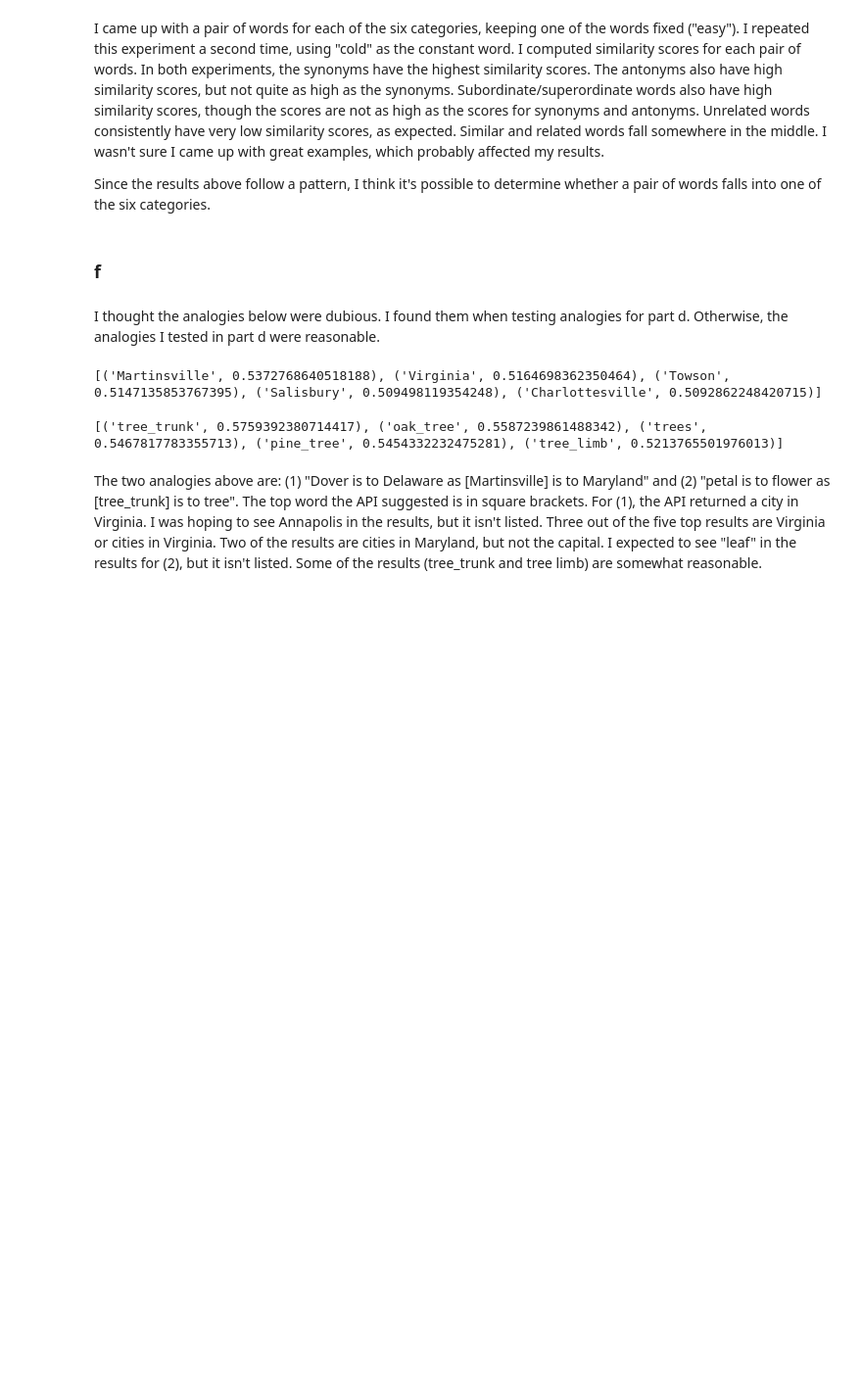
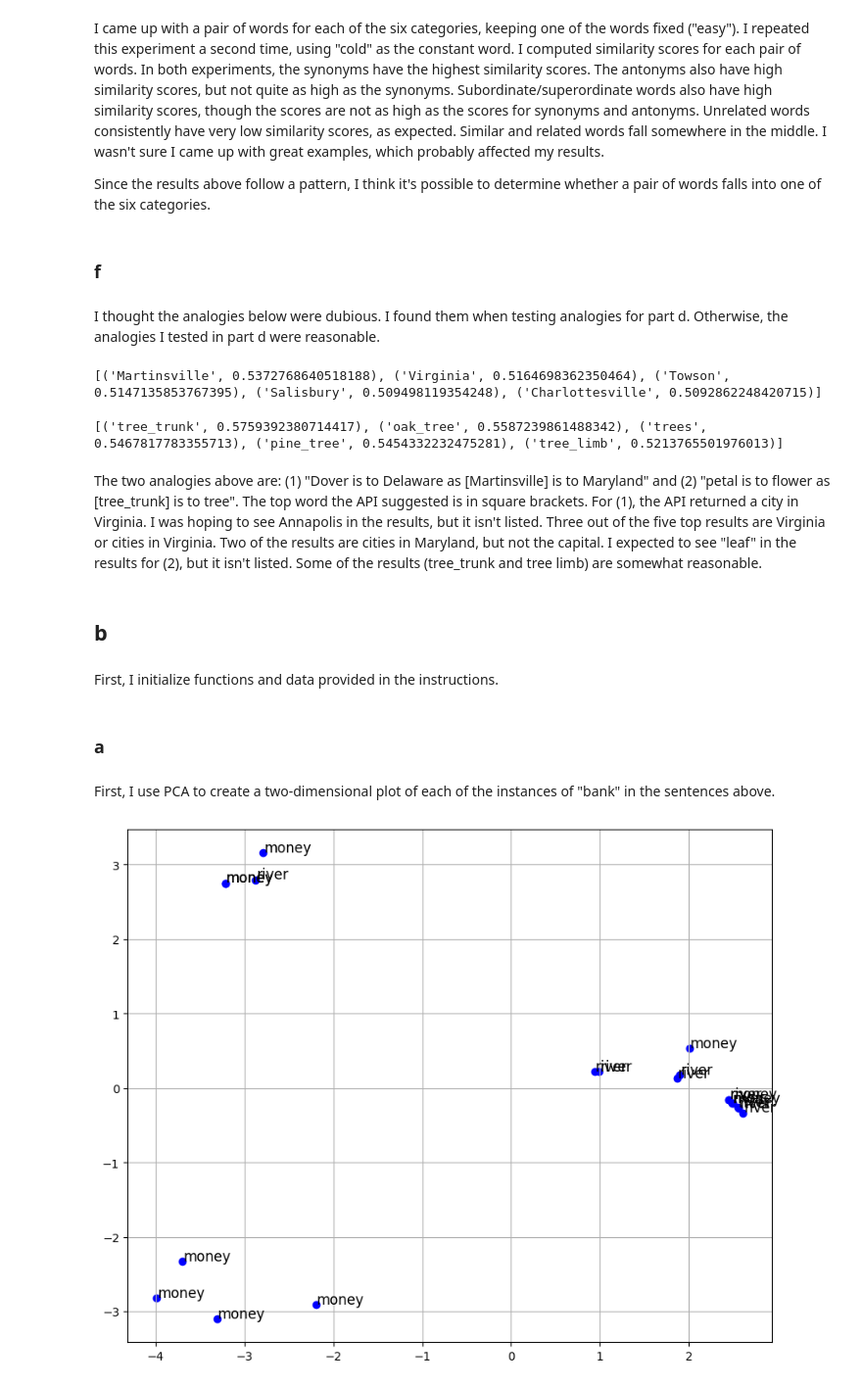
Before and after one commit to Zproom/NLP, a Jupyter notebook: lab4/lab4.ipynb, the cells around one changed output. Shown at 98% size. Drawn from its saved outputs; the diff is of its cells as text; code cells hidden in the pictures; blank space fills up the shorter version.

```diff
--- a/lab4/lab4.ipynb
+++ b/lab4/lab4.ipynb
@@ -225,3 +225,7 @@ print(X_words)
 [('tree_trunk', 0.5759392380714417), ('oak_tree', 0.5587239861488342), ('trees', 0.5467817783355713), ('pine_tree', 0.5454332232475281), ('tree_limb', 0.5213765501976013)]
 # %% [markdown]
 The two analogies above are: (1) "Dover is to Delaware as [Martinsville] is to Maryland" and (2) "petal is to flower as [tree_trunk] is to tree". The top word the API suggested is in square brackets. For (1), the API returned a city in Virginia. I was hoping to see Annapolis in the results, but it isn't listed. Three out of the five top results are Virginia or cities in Virginia. Two of the results are cities in Maryland, but not the capital. I expected to see "leaf" in the results for (2), but it isn't listed. Some of the results (tree_trunk and tree limb) are somewhat reasonable.
+# %% [markdown]
+## b
+# %% [markdown]
+First, I initialize functions and data provided in the instructions.
@@ -227,0 +267,30 @@ The two analogies above are: (1) "Dover is to Delaware as [Martinsville] is to M
+# %% [markdown]
+### a
+# %% [markdown]
+First, I use PCA to create a two-dimensional plot of each of the instances of "bank" in the sentences above.
+# %%
+# Get the embeddings.
+embeddings_bank = []
+for key in senses:
+    if key == "word":
+        continue
+    else:
+        for sentence in senses[key]:
+            embeddings_bank.append(embed_word_contextual("bank", sentence, nlp))
+
+# Apply PCA to reduce to 2 dimensions.
+pca_model = PCA(n_components = 2)
+word_vectors_2d_bank = pca_model.fit_transform(embeddings_bank)
+sense_list = ["river"] * 10 + ["money"] * 10
+
+# Create a plot for the list of words in the instructions.
+plt.figure(figsize= (10, 8))
+plt.scatter(word_vectors_2d_bank[:, 0], word_vectors_2d_bank[:, 1], color = "blue")
+
+# Label the points based on sense.
+for sense, (x, y) in zip(sense_list, word_vectors_2d_bank):
+    plt.text(x + 0.01, y + 0.01, sense, fontsize = 12)
+plt.grid()
+plt.show()
+# %% [output]
+[figure, added]
```
Also changed, not shown: parts of 13 cells of this notebook, 1 other file.
